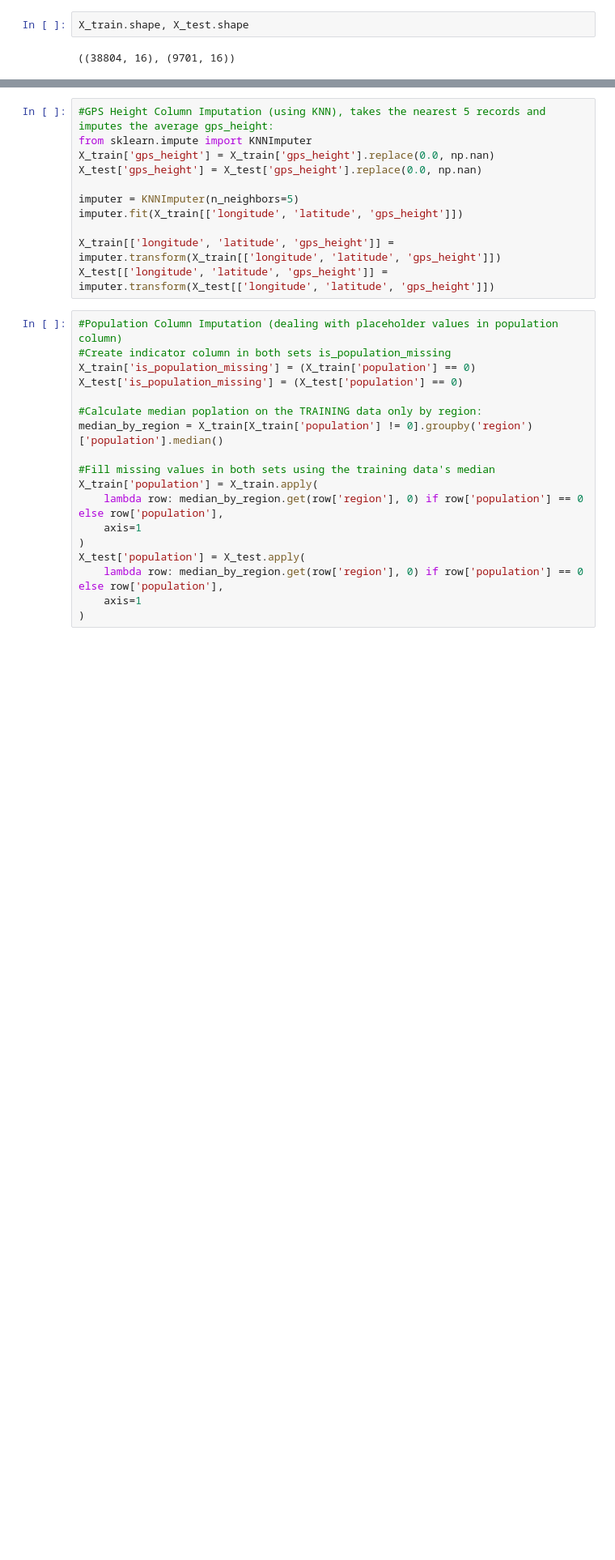
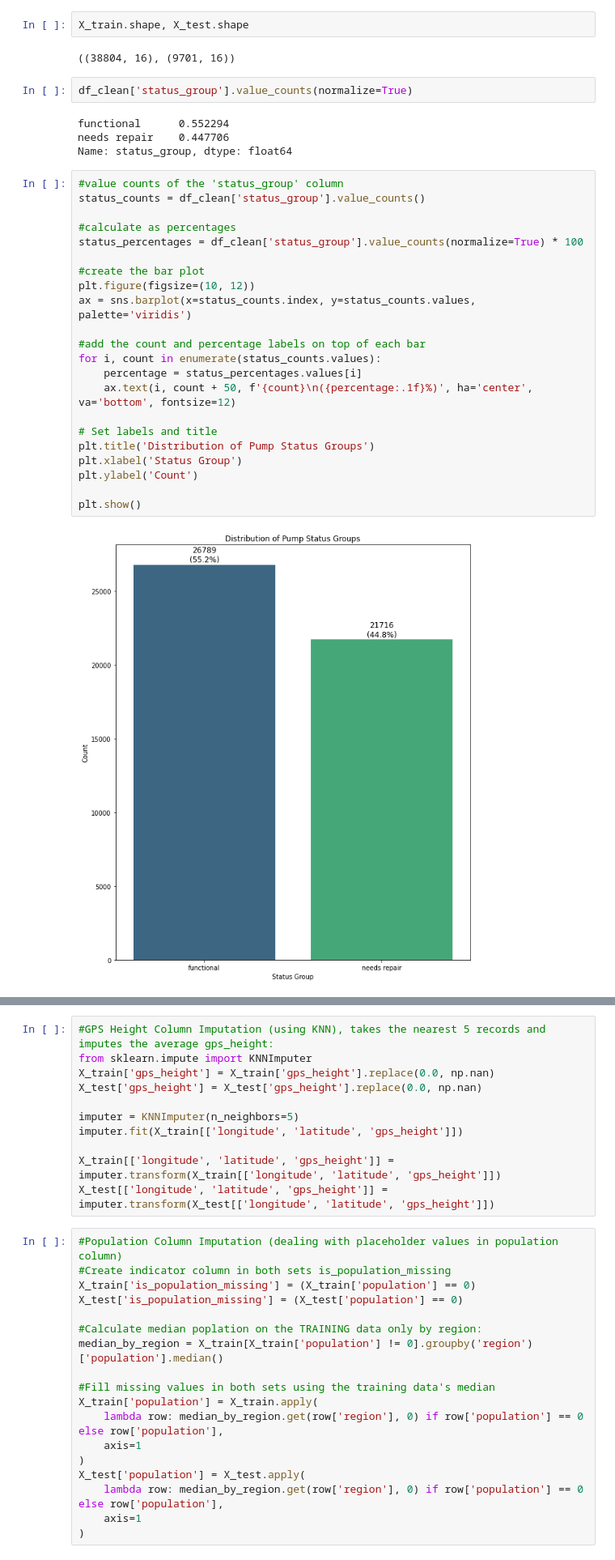
Before and after one commit to morgannash1/water_wells_project, a Jupyter notebook: notebook.ipynb, the cells around one changed output, grey strips where cells are left out. Shown: that part at 81% size. Cells and saved outputs as stored; diff of their text form; blank space fills up the shorter version.

```diff
--- a/notebook.ipynb
+++ b/notebook.ipynb
@@ -904,3 +907,33 @@ needs repair is encoded as 1
 X_train.shape, X_test.shape
 # %% [output]
 ((38804, 16), (9701, 16))
+# %%
+df_clean['status_group'].value_counts(normalize=True)
+# %% [output]
+functional      0.552294
+needs repair    0.447706
+Name: status_group, dtype: float64
+# %%
+#value counts of the 'status_group' column
+status_counts = df_clean['status_group'].value_counts()
+
+#calculate as percentages
+status_percentages = df_clean['status_group'].value_counts(normalize=True) * 100
+
+#create the bar plot
+plt.figure(figsize=(10, 12))
+ax = sns.barplot(x=status_counts.index, y=status_counts.values, palette='viridis')
+
+#add the count and percentage labels on top of each bar
+for i, count in enumerate(status_counts.values):
+    percentage = status_percentages.values[i]
+    ax.text(i, count + 50, f'{count}\n({percentage:.1f}%)', ha='center', va='bottom', fontsize=12)
+
+# Set labels and title
+plt.title('Distribution of Pump Status Groups')
+plt.xlabel('Status Group')
+plt.ylabel('Count')
+
+plt.show()
+# %% [output]
+[figure, added]
```
Also changed, not shown: parts of 46 cells of this notebook.
